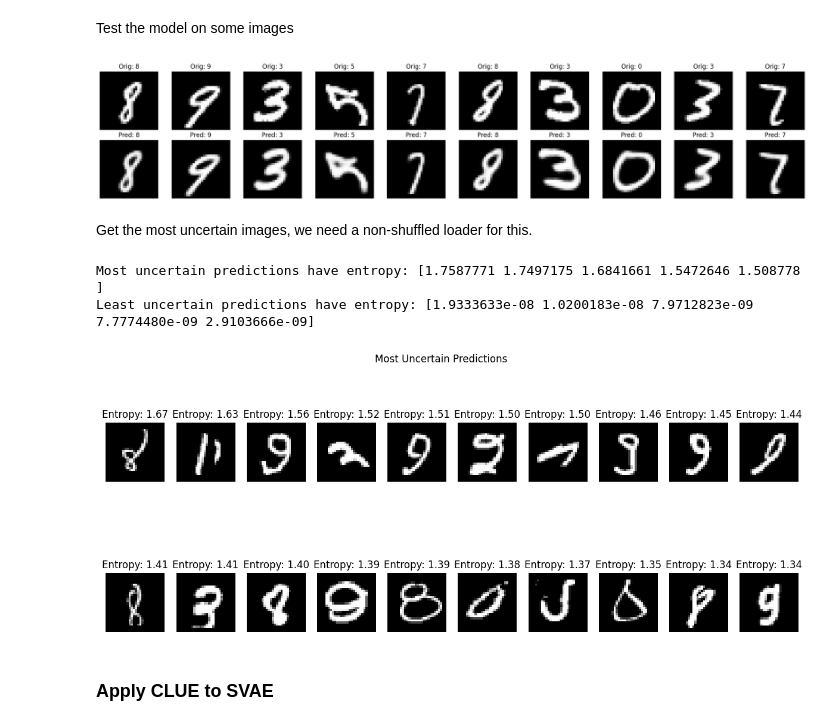
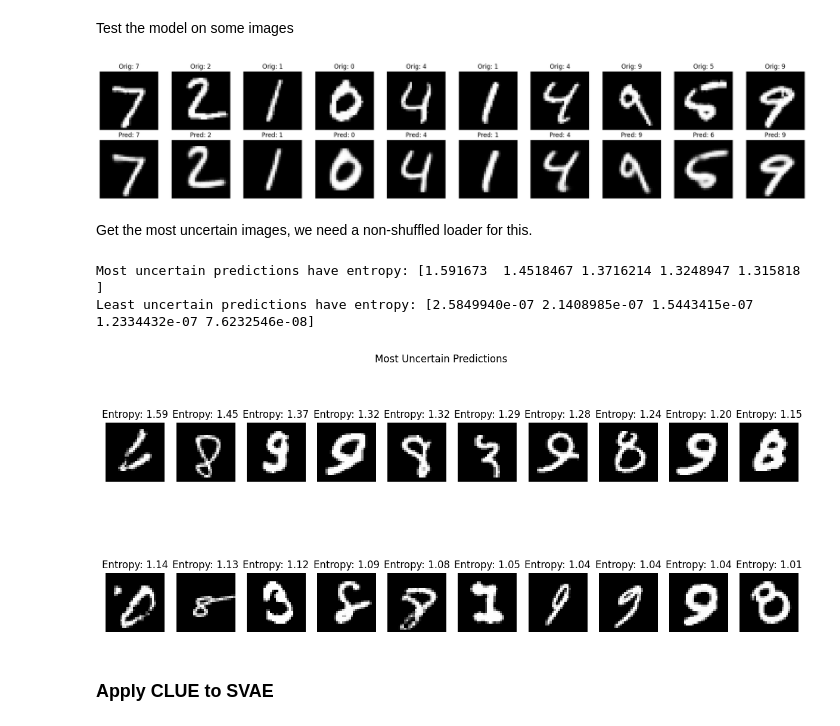
Before and after one commit to confinlay/Bayesian-CE, a Jupyter notebook: MyImplementation/testing_notebooks/test-new-clue.ipynb, the cells around one changed output. Drawn from its saved outputs; the diff is of its cells as text; code cells hidden in the pictures.

```diff
--- a/MyImplementation/testing_notebooks/test-new-clue.ipynb
+++ b/MyImplementation/testing_notebooks/test-new-clue.ipynb
@@ -49,4 +52,5 @@ latent_dim = 256
 Create a models directory if it doesn't exist
 # %%
 # Create models directory if it doesn't exist
-os.makedirs('models', exist_ok=True)
+os.makedirs('../model_saves', exist_ok=True)
+model_saves_dir = '../model_saves'
@@ -67,9 +74,9 @@ decoder.load_state_dict(torch.load('models/joint_decoder.pth', map_location=devi
 Get the most uncertain images, we need a non-shuffled loader for this.
 # %%
 # Create a non-shuffled loader for uncertainty calculation
-eval_loader = torch.utils.data.DataLoader(trainset, batch_size=64, shuffle=False, num_workers=2)
+eval_loader = torch.utils.data.DataLoader(testset, batch_size=64, shuffle=False, num_workers=2)
 
-# Get uncertainty scores for all training data points
+# Get uncertainty scores for all test set data points
 uncertainties = []
 indices = []
 
@@ -86,7 +93,7 @@ with torch.no_grad():
 
         # Store uncertainties and indices
         uncertainties.extend(entropy.cpu().numpy())
-        indices.extend(range(i*eval_loader.batch_size, min((i+1)*eval_loader.batch_size, len(trainset))))
+        indices.extend(range(i*eval_loader.batch_size, min((i+1)*eval_loader.batch_size, len(testset))))
 
 # Convert to numpy arrays
 uncertainties = np.array(uncertainties)
@@ -96,22 +103,3 @@ indices = np.array(indices)
 sorted_idx = np.argsort(-uncertainties)
 sorted_uncertainties = uncertainties[sorted_idx]
 sorted_data_indices = indices[sorted_idx]
-
-# Verify the most uncertain predictions
-print("\nVerifying top 5 most uncertain predictions:")
-classifier.eval()
-with torch.no_grad():
-    for i in range(5):
-        idx = sorted_data_indices[i]
-        image, _ = trainset[idx]
-        image = image.to(device).unsqueeze(0)
-        _, logits = classifier(image)
-        probs = torch.nn.functional.softmax(logits, dim=1)
-        entropy = -(probs * torch.log(probs + 1e-10)).sum(dim=1)
-        print(f"\nPrediction {i+1}:")
-        print(f"Stored entropy: {sorted_uncertainties[i]:.3f}")
-        print(f"Recalculated entropy: {entropy.item():.3f}")
-        print(f"Probabilities: {probs[0].cpu().numpy().round(3)}")
-
-print(f"\nMost uncertain predictions have entropy: {sorted_uncertainties[:5]}")
-print(f"Least uncertain predictions have entropy: {sorted_uncertainties[-5:]}")
@@ -273,7 +255,7 @@ Explained: [0.    0.    0.    0.    0.    0.    0.    0.    0.999 0.   ]
 latent_codes = []
 labels_list = []
 with torch.no_grad():
-    for i, (images, labels) in enumerate(trainloader):
+    for i, (images, labels) in enumerate(testloader):
         if i >= 500/images.shape[0]:  # Stop after ~500 images
             break
         images = images.to(device)
@@ -295,11 +277,10 @@ latents_2d = tsne.fit_transform(all_latents.numpy())
 plt.figure(figsize=(10, 8))
 
 # Create scatter plot for each class
-# Only plot the training points (excluding the last 2 points which are z0 and z_explained)
-training_latents_2d = latents_2d[:-2]
+testing_latents_2d = latents_2d[:-2]
 for i in range(10):
     mask = labels == i
-    plt.scatter(training_latents_2d[mask, 0], training_latents_2d[mask, 1],
+    plt.scatter(testing_latents_2d[mask, 0], testing_latents_2d[mask, 1],
                alpha=0.5, label=f'Class {i}', s=20)  # Reduced point size to 20
 
 # Plot original and explained points
@@ -324,58 +308,58 @@ Distance between original and explained points in t-SNE space: 0.054
 # %%
 from importlib import reload
-import MyImplementation.models.SVAE as SVAE
+import models.SVAE as SVAE
 reload(SVAE)
-from MyImplementation.models.SVAE import SVAE
+from models.SVAE import SVAE
 
 svae = SVAE(latent_dim=latent_dim, num_classes=10, device=device)
-svae.load_state_dict(torch.load('models/svae.pth', map_location=device))
+svae.load_state_dict(torch.load(os.path.join(model_saves_dir, 'svae.pth'), map_location=device))
 # %% [output]
 <All keys matched successfully>
 # %% [markdown]
 Test the model on some images
 # %%
-# Get a batch of images from the trainloader
+# Get a batch of images from the testloader
 svae.eval()
 with torch.no_grad():
     # Get one batch of images
-    images, labels = next(iter(trainloader))
+    images, labels = next(iter(testloader))
     images = images.to(device)
     labels = labels.to(device)
 
     # Pass through SVAE
     recon_images, pred_labels, mu, log_var = svae(images)
 
     # Get predictions
     pred_classes = torch.argmax(pred_labels, dim=1)
 
 # Plot the results
 plt.figure(figsize=(20, 4))
 
 # Plot original images
 for i in range(10):
     plt.subplot(2, 10, i+1)
     plt.imshow(images[i].cpu().squeeze(), cmap='gray')
     plt.title(f'Orig: {labels[i].item()}')
     plt.axis('off')
 
 # Plot reconstructed images
 for i in range(10):
     plt.subplot(2, 10, i+11)
     plt.imshow(recon_images[i].cpu().squeeze(), cmap='gray')
     plt.title(f'Pred: {pred_classes[i].item()}')
     plt.axis('off')
 
 plt.tight_layout()
 plt.show()
 # %% [output]
-[figure, old version]
+[figure, new version]
 # %% [markdown]
 Get the most uncertain images, we need a non-shuffled loader for this.
 # %%
 # Create a non-shuffled loader for uncertainty calculation
-eval_loader = torch.utils.data.DataLoader(trainset, batch_size=64, shuffle=False, num_workers=2)
+eval_loader = torch.utils.data.DataLoader(testset, batch_size=64, shuffle=False, num_workers=2)
 
-# Get uncertainty scores for all training data points
+# Get uncertainty scores for all test data points
 uncertainties = []
 indices = []
 
@@ -406,14 +390,14 @@ sorted_data_indices_svae = indices[sorted_idx]
 print(f"\nMost uncertain predictions have entropy: {sorted_uncertainties_svae[:5]}")
 print(f"Least uncertain predictions have entropy: {sorted_uncertainties_svae[-5:]}")
 # %% [output]
-Most uncertain predictions have entropy: [1.7587771 1.7497175 1.6841661 1.5472646 1.508778 ]
-Least uncertain predictions have entropy: [1.9333633e-08 1.0200183e-08 7.9712823e-09 7.7774480e-09 2.9103666e-09]
+Most uncertain predictions have entropy: [1.591673  1.4518467 1.3716214 1.3248947 1.315818 ]
+Least uncertain predictions have entropy: [2.5849940e-07 2.1408985e-07 1.5443415e-07 1.2334432e-07 7.6232546e-08]
 # %%
 # Plot the most uncertain predictions
-plot_most_uncertain(trainset, sorted_data_indices_svae, sorted_uncertainties_svae, n_plot=20)
+plot_most_uncertain(testset, sorted_data_indices_svae, sorted_uncertainties_svae, n_plot=20)
 plt.show()
 # %% [output]
-[figure, old version]
+[figure, new version]
 # %% [markdown]
 ### Apply CLUE to SVAE
 # %% [markdown]
```
Also changed, not shown: parts of 21 cells of this notebook, 3 other files.
